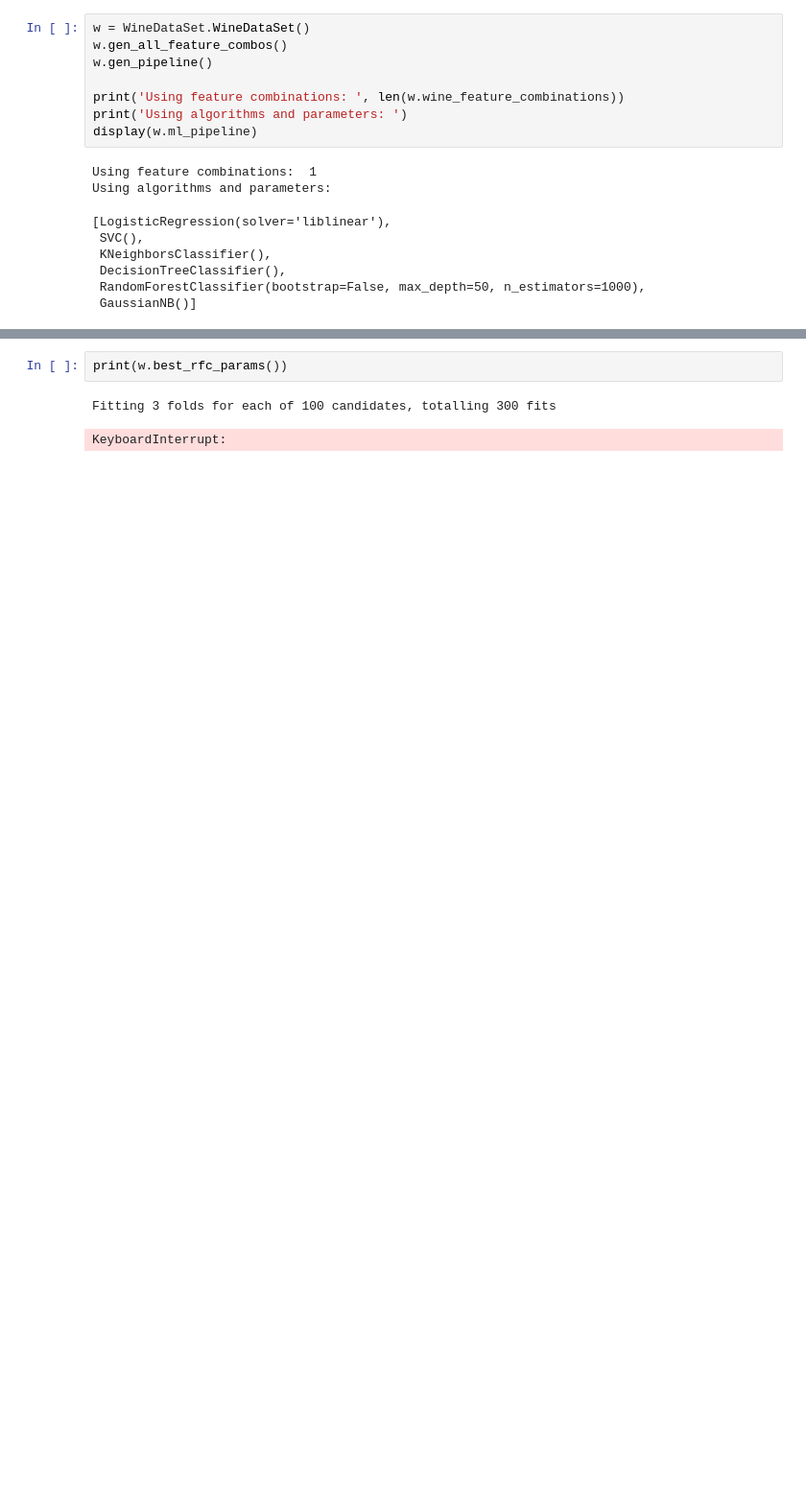
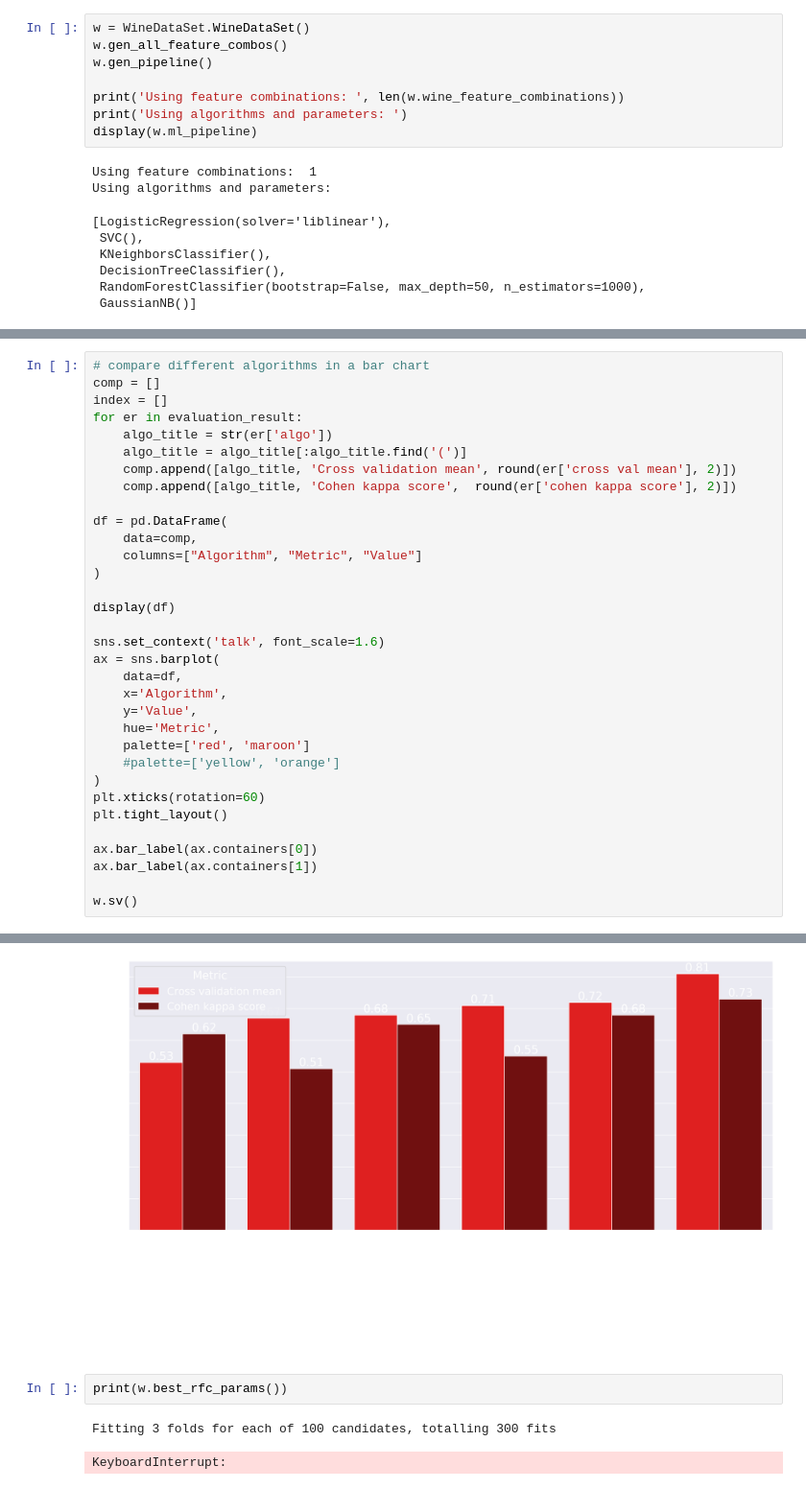
Before and after one commit to breakpointlv/CodeAcademyBerlin-03-wine, a Jupyter notebook: 04-ml-wine-predictions.ipynb, the cells around one changed output, grey strips where cells are left out. Shown at 96% size. Saved outputs shown, nothing was run; the diff lists cells and outputs as text; blank space fills up the shorter version.

```diff
--- a/04-ml-wine-predictions.ipynb
+++ b/04-ml-wine-predictions.ipynb
@@ -77,0 +85,34 @@ cross val mean:  0.703107705406556
+# %%
+# compare different algorithms in a bar chart
+comp = []
+index = []
+for er in evaluation_result:
+    algo_title = str(er['algo'])
+    algo_title = algo_title[:algo_title.find('(')]
+    comp.append([algo_title, 'Cross validation mean', round(er['cross val mean'], 2)])
+    comp.append([algo_title, 'Cohen kappa score',  round(er['cohen kappa score'], 2)])
+
+df = pd.DataFrame(
+    data=comp,
+    columns=["Algorithm", "Metric", "Value"]
+)
+
+display(df)
+
+sns.set_context('talk', font_scale=1.6)
+ax = sns.barplot(
+    data=df,
+    x='Algorithm',
+    y='Value',
+    hue='Metric',
+    palette=['red', 'maroon']
+    #palette=['yellow', 'orange']
+)
+plt.xticks(rotation=60)
+plt.tight_layout()
+
+ax.bar_label(ax.containers[0])
+ax.bar_label(ax.containers[1])
+
+w.sv()
+# %% [output]
@@ -78,3 +132,4 @@ cross val mean:  0.703107705406556
+[figure, added]
 # %%
 print(w.best_rfc_params())
 # %% [output]
```
Also changed, not shown: parts of 15 cells of this notebook, 2 other files.
